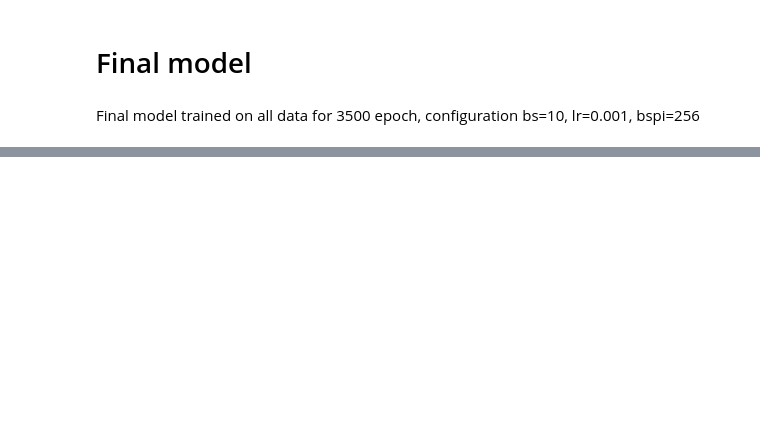
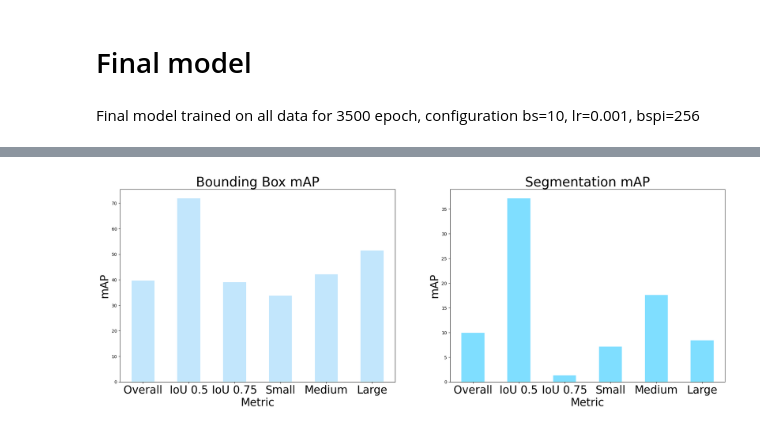
Before and after one commit to femartip/Detection-Microfibres-in-Sludge, a Jupyter notebook: Fine_tuned_Detectron2/Utils/cv_results_CA.ipynb, the cells around one changed output, grey strips where cells are left out. Cells and saved outputs as stored; diff of their text form; code cells hidden in the pictures; blank space fills up the shorter version.

```diff
--- a/Fine_tuned_Detectron2/Utils/cv_results_CA.ipynb
+++ b/Fine_tuned_Detectron2/Utils/cv_results_CA.ipynb
@@ -825,0 +785,30 @@ plt.show()
+# %%
+# Plot bar chart of the final model at the last epoch
+final_avg_metrics_last_epoch = final_avg.iloc[-1]
+
+fig, ax = plt.subplots(1, 2, figsize=(25, 8))
+
+bbox_metrics = ['bbox/AP', 'bbox/AP50', 'bbox/AP75', 'bbox/APs', 'bbox/APm', 'bbox/APl']
+segm_metrics = ['segm/AP', 'segm/AP50', 'segm/AP75', 'segm/APs', 'segm/APm', 'segm/APl']
+
+# Plotting bbox metrics
+final_avg_metrics_last_epoch[bbox_metrics].plot(kind='bar', ax=ax[0], alpha=0.5, label='Bounding Box', color='lightskyblue', position=0.5)
+
+# Plotting segm metrics
+final_avg_metrics_last_epoch[segm_metrics].plot(kind='bar', ax=ax[1], alpha=0.5, label='Segmentation', color='deepskyblue', position=0.5)
+
+#ax[0].legend(fontsize=25)
+ax[0].set_title('Bounding Box mAP', fontsize=30)
+ax[0].set_ylabel('mAP', fontsize=25)
+ax[0].set_xlabel('Metric', fontsize=25)
+ax[0].set_xticklabels(['Overall', 'IoU 0.5', 'IoU 0.75', 'Small', 'Medium', 'Large'], rotation=0, fontsize=25)
+
+#ax[1].legend(fontsize=25)
+ax[1].set_title('Segmentation mAP', fontsize=30)
+ax[1].set_ylabel('mAP', fontsize=25)
+ax[1].set_xlabel('Metric', fontsize=25)
+ax[1].set_xticklabels(['Overall', 'IoU 0.5', 'IoU 0.75', 'Small', 'Medium', 'Large'], rotation=0, fontsize=25)
+
+plt.show()
+# %% [output]
+[figure, added]
```
Also changed, not shown: parts of 20 cells of this notebook, 2 other files.
